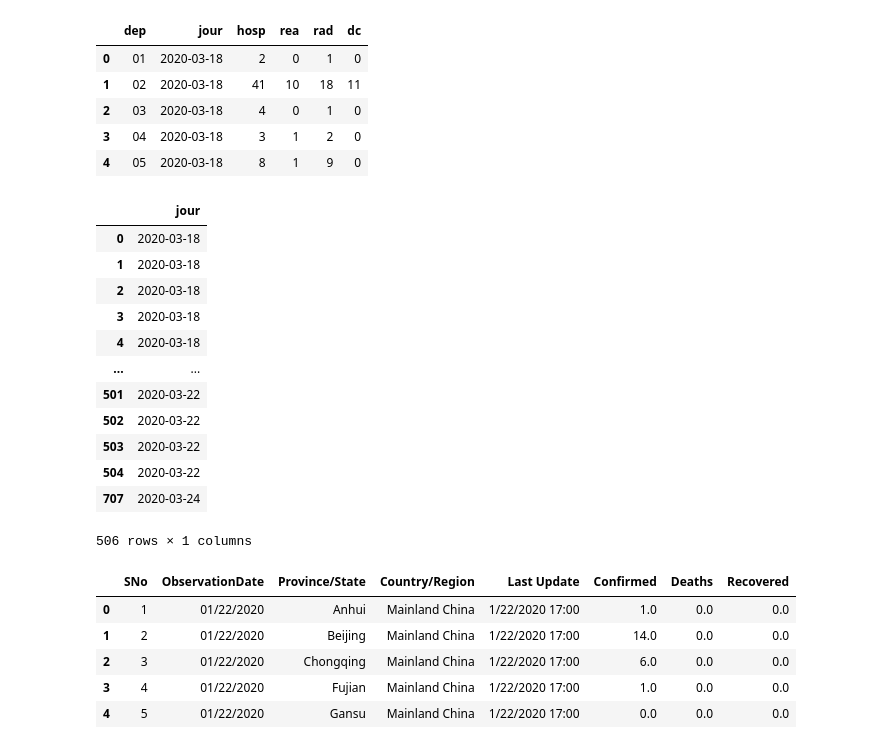
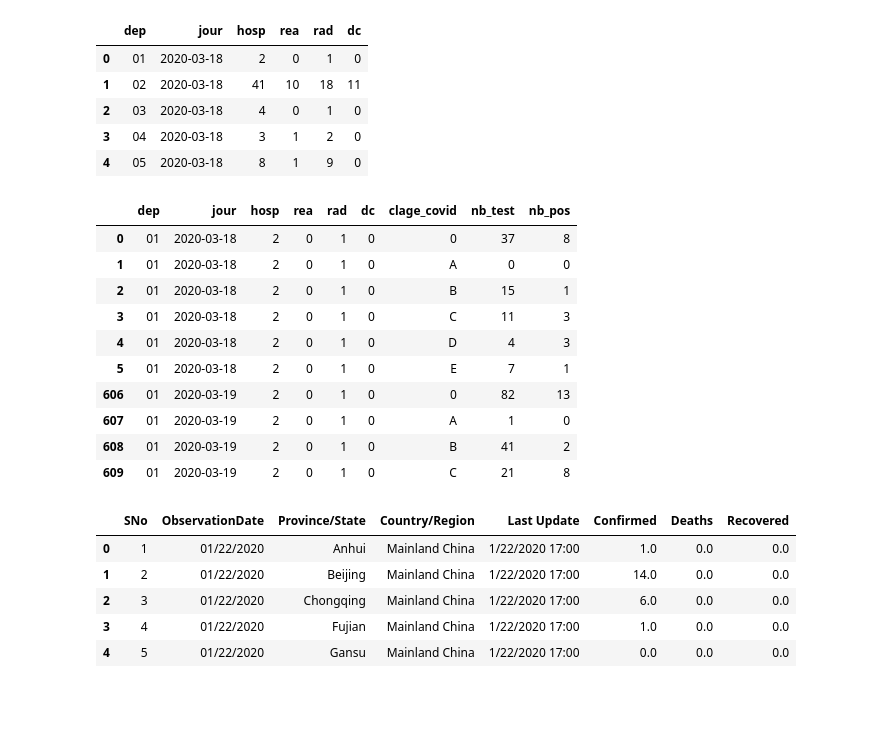
Before and after one commit to pmecchia/Covid19, a Jupyter notebook: data analysis.ipynb, the cells around one changed output. Cells and saved outputs as stored; diff of their text form; code cells hidden in the pictures; blank space fills up the shorter version.

```diff
--- a/data analysis.ipynb
+++ b/data analysis.ipynb
@@ -6,4 +6,4 @@ import numpy as np
 # %%
 url="https://www.data.gouv.fr/fr/datasets/r/b4ea7b4b-b7d1-4885-a099-71852291ff20"
 df_test=pd.read_csv(url,sep = ';')
-df_test.drop(["nb_test_h","nb_test_f","nb_pos_h","nb_pos_f"],axis=1)
+df_test=df_test.drop(["nb_test_h","nb_test_f","nb_pos_h","nb_pos_f"],axis=1)
@@ -23,0 +10,3 @@ df_test.drop(["nb_test_h","nb_test_f","nb_pos_h","nb_pos_f"],axis=1)
+# %%
+df_test=df_test.drop(df_test[df_test["jour"]<"2020-03-18"].index)
+df_test.head()
@@ -44,24 +39,23 @@ df_hospital.head()
 | 2 | 03 | 2020-03-18 | 4 | 0 | 1 | 0 |
 | 3 | 04 | 2020-03-18 | 3 | 1 | 2 | 0 |
 | 4 | 05 | 2020-03-18 | 8 | 1 | 9 | 0 |
-# %%
-df_2 = df_hospital.groupby(by="dep")[['jour']]
-#df.groupby(['Country/Region','ObservationDate'])[["Confirmed","Deaths","Recovered"]]
-df_2.head()
-# %% [output]
-|  | jour |
-| 0 | 2020-03-18 |
-| 1 | 2020-03-18 |
-| 2 | 2020-03-18 |
-| 3 | 2020-03-18 |
-| 4 | 2020-03-18 |
-| ... | ... |
-| 501 | 2020-03-22 |
-| 502 | 2020-03-22 |
-| 503 | 2020-03-22 |
-| 504 | 2020-03-22 |
-| 707 | 2020-03-24 |
-506 rows × 1 columns
+# %%
+df_dep = pd.merge(df_hospital,df_test,on=['dep','jour'])
+df_dep=df_dep.sort_values(['dep','jour'])
+# %%
+df_dep.head(10)
+# %% [output]
+|  | dep | jour | hosp | rea | rad | dc | clage_covid | nb_test | nb_pos |
+| 0 | 01 | 2020-03-18 | 2 | 0 | 1 | 0 | 0 | 37 | 8 |
+| 1 | 01 | 2020-03-18 | 2 | 0 | 1 | 0 | A | 0 | 0 |
+| 2 | 01 | 2020-03-18 | 2 | 0 | 1 | 0 | B | 15 | 1 |
+| 3 | 01 | 2020-03-18 | 2 | 0 | 1 | 0 | C | 11 | 3 |
+| 4 | 01 | 2020-03-18 | 2 | 0 | 1 | 0 | D | 4 | 3 |
+| 5 | 01 | 2020-03-18 | 2 | 0 | 1 | 0 | E | 7 | 1 |
+| 606 | 01 | 2020-03-19 | 2 | 0 | 1 | 0 | 0 | 82 | 13 |
+| 607 | 01 | 2020-03-19 | 2 | 0 | 1 | 0 | A | 1 | 0 |
+| 608 | 01 | 2020-03-19 | 2 | 0 | 1 | 0 | B | 41 | 2 |
+| 609 | 01 | 2020-03-19 | 2 | 0 | 1 | 0 | C | 21 | 8 |
 # %%
 df = pd.read_csv('datasets/covid_19_data.csv')
 # %%
```
Also changed, not shown: parts of 3 cells of this notebook.
